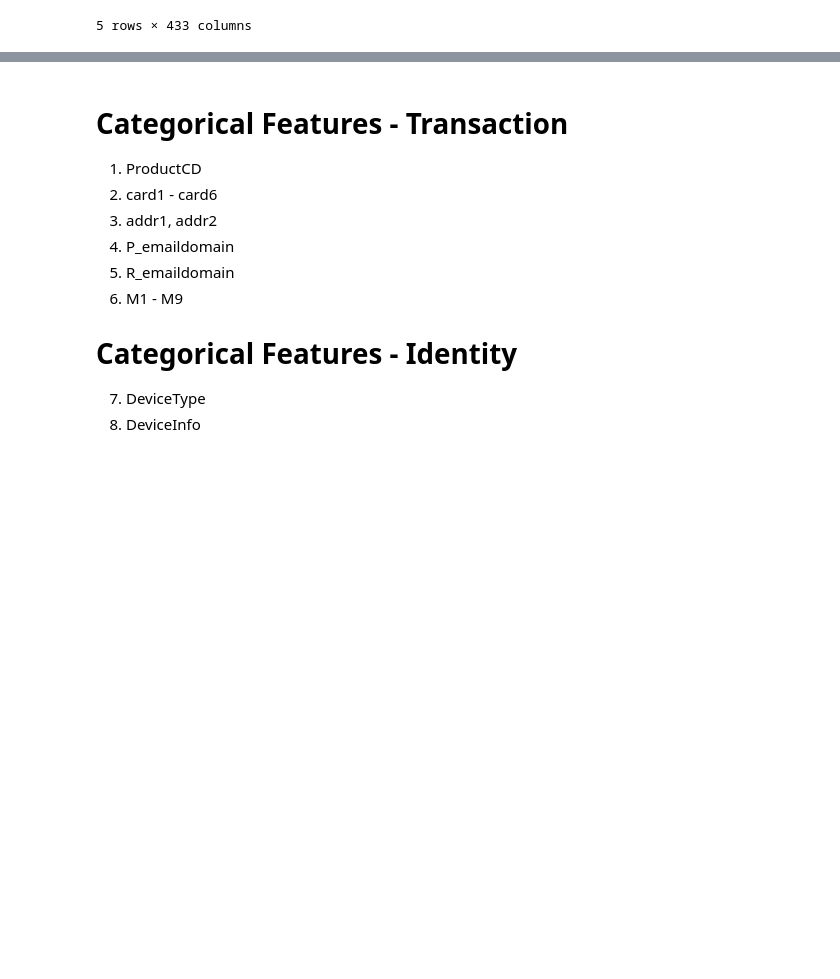
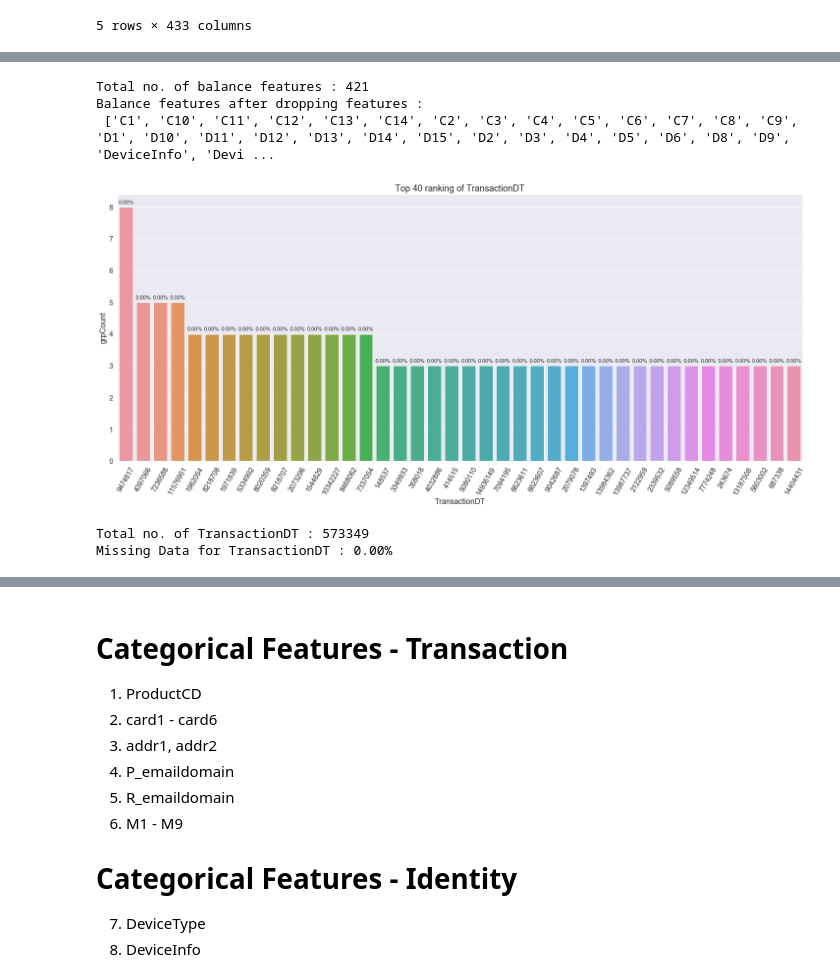
Before and after one commit to samaujs/Machine-Learning, a Jupyter notebook: Kaggle/sample/IEEEFraudDetection.ipynb, the cells around one changed output, grey strips where cells are left out. Saved outputs shown, nothing was run; the diff lists cells and outputs as text; code cells hidden in the pictures; blank space fills up the shorter version.

```diff
--- a/Kaggle/sample/IEEEFraudDetection.ipynb
+++ b/Kaggle/sample/IEEEFraudDetection.ipynb
@@ -96,0 +165,54 @@ Merged DataFrame shape : (590540, 433)
+# %%
+total_num_selected_balance_features = len(selected_balance_features)
+selected_balance_features_array = []
+for ctr in range(total_num_selected_balance_features):
+    selected_balance_features_array.append(selected_balance_features[ctr])
+
+print("Total no. of balance features :", total_num_selected_balance_features)
+print("Balance features after dropping features :\n", selected_balance_features_array)
+# %% [output]
+Total no. of balance features : 421
+Balance features after dropping features :
+ ['C1', 'C10', 'C11', 'C12', 'C13', 'C14', 'C2', 'C3', 'C4', 'C5', 'C6', 'C7', 'C8', 'C9', 'D1', 'D10', 'D11', 'D12', 'D13', 'D14', 'D15', 'D2', 'D3', 'D4', 'D5', 'D6', 'D8', 'D9', 'DeviceInfo', 'Devi ...
+# %%
+def plot_topmost_parm(source_df, col_name, total_items, display_topmost, text_padding):
+    col_Grp = pd.DataFrame()
+    col_Grp['grpCount'] = source_df.groupby([col_name])[col_name].count()
+    col_Grp[col_name] = col_Grp.index
+
+    # There are too many card1, so we will subset the top group
+    col_grp_top = col_Grp.sort_values(by='grpCount',ascending=False).head(display_topmost)
+    order_grp = col_grp_top.sort_values(by='grpCount',ascending=False)[col_name]
+
+    plt.figure(figsize=(25, 10))
+    sns.set(color_codes=True)
+    sns.set(font_scale = 1.3)
+    ax = sns.barplot(x=col_name, y='grpCount', data=col_grp_top, order=order_grp)
+    ax.set_title("Top " + str(display_topmost) + " ranking of " + col_name, fontsize=18)
+    for rectBox in ax.patches:
+        count = rectBox.get_height()
+        #print("Counts :", count)
+        ax.text(rectBox.get_x() + rectBox.get_width()/2.,
+                count + text_padding,
+                '{:1.2f}%'.format(count/total_items*100),
+                ha="center", fontsize=11)
+
+    xt = plt.xticks(rotation=60)
+    plt.show()
+
+    print("Total no. of " + col_name + " :", len(col_Grp.index))
+    print("Missing Data for " + col_name + " : " +
+          '{:1.2f}%'.format(source_df[col_name].isnull().sum() / total_items * 100))
+    #print("Top " + str(display_topmost) + " :\n", col_grp_top[col_name])
+
+    for ctr in range(len(col_grp_top)):
+        if (col_grp_top.iloc[ctr][col_name] == -999):
+            print("Found in Index", str(ctr) + " :", col_grp_top.iloc[ctr]['grpCount'])
+            print("Missing Data : " + '{:1.2f}%'.format(col_grp_top.iloc[ctr]['grpCount'] / total_items * 100))
+# %%
+# Plot TransactionDT details
+plot_topmost_parm(source_df=train_merged, col_name='TransactionDT', total_items=len(train_merged), display_topmost=40, text_padding=0.1)
+# %% [output]
+[figure, added]
+Total no. of TransactionDT : 573349
+Missing Data for TransactionDT : 0.00%
```
Also changed, not shown: parts of 143 cells of this notebook, 1 other file.
